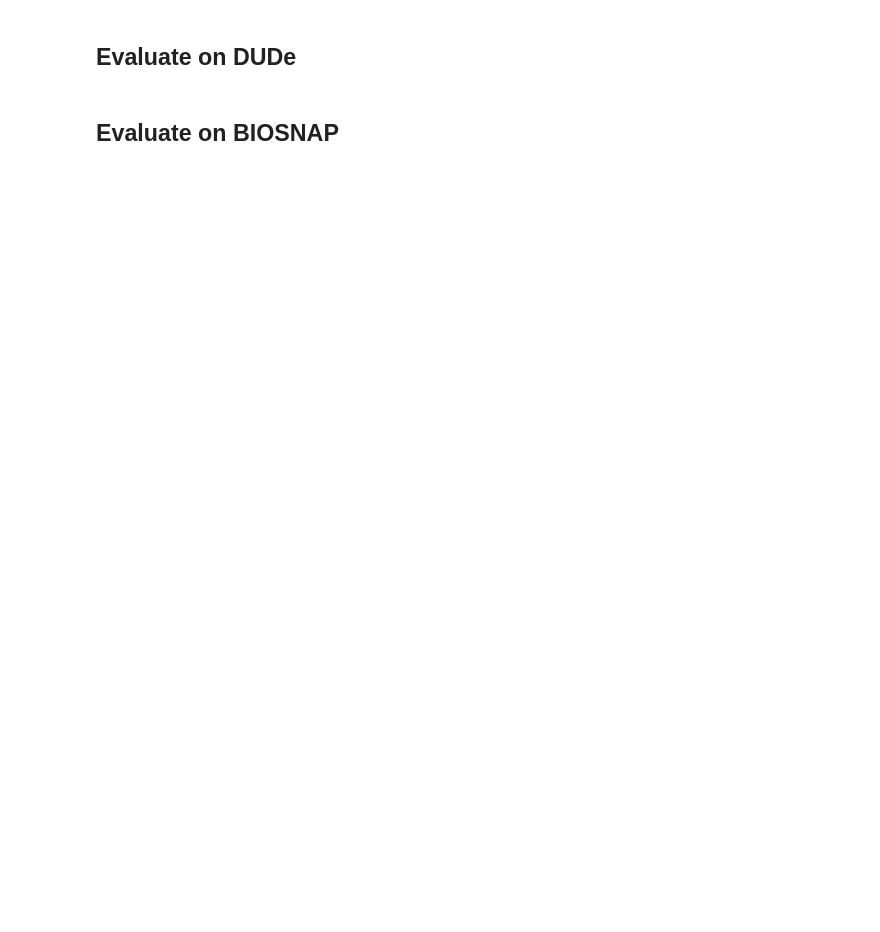
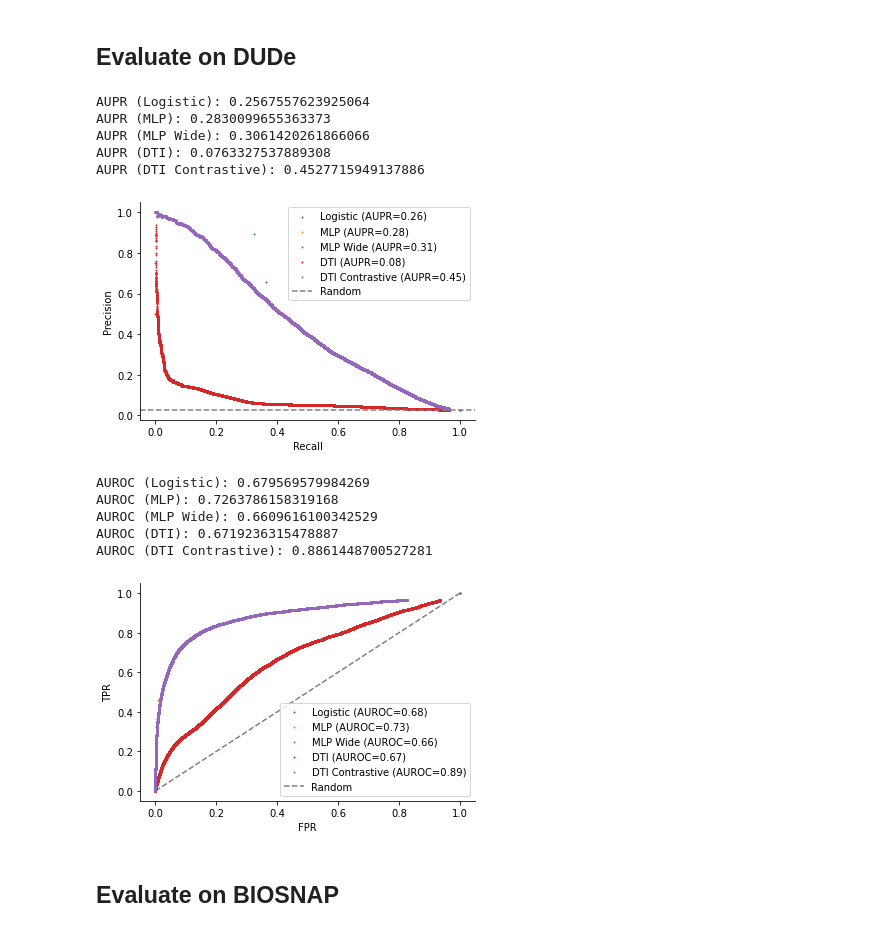
Before and after one commit to samsledje/ConPLex_dev, a Jupyter notebook: nb/DUDE MLSB Comparisons.ipynb, the cells around one changed output. Cells and saved outputs as stored; diff of their text form; code cells hidden in the pictures; blank space fills up the shorter version.

```diff
--- a/nb/DUDE MLSB Comparisons.ipynb
+++ b/nb/DUDE MLSB Comparisons.ipynb
@@ -230,7 +232,7 @@ def fdr(y, phat):
 lr_predictions = lr_model.predict(test_X)
 llr_predictions = llr_model.predict(test_X)
 mlp_predictions = mlp_model.predict(test_X)
-mlp_wide_predictions = mlp_wide_model.predict(test_X)
+mlp_wide_predictions = mlp_wide.predict(test_X)
 nocon_predictions = dti_model_predict(test_X, model_noCon)
 contrast_predictions = dti_model_predict(test_X, model_Con)
 # %%
@@ -241,35 +243,48 @@ model_predictions = {
     'DTI': nocon_predictions,
     'DTI Contrastive': contrast_predictions,
 }
-model_predictions = [lr_predictions,mlp_predictions, nocon_predictions, contrast_predictions]
+
 model_metrics = {}
 
 for m_name, m_predictions in model_predictions.items():
     aupr = average_precision_score(test_Y, m_predictions)
     roc = roc_auc_score(test_Y, m_predictions)
     prc, rec, thr = precision_recall_curve(test_Y, m_predictions)
     fpr, tpr, thr = roc_curve(test_Y, m_predictions)
     model_metrics[m_name] = (aupr, roc, prc, rec, fpr, tpr)
 
     print(f'AUPR ({m_name}): {aupr}')
     plt.scatter(rec, prc, label=f'{m_name} (AUPR={aupr:.2f})',s=1)
 plt.xlabel('Recall')
 plt.ylabel('Precision')
 plt.axhline(test_Y.sum() / len(test_Y), linestyle='--', color='gray', label='Random')
 plt.legend()
 sns.despine()
 plt.show()
 
 for m_name in model_predictions.keys():
     aupr, roc, prc, rec, fpr, tpr = model_metrics[m_name]
     print(f'AUROC ({m_name}): {roc}')
     plt.scatter(fpr, tpr, label=f'{m_name} (AUROC={roc:.2f})',s=1)
 plt.xlabel('FPR')
 plt.ylabel('TPR')
 plt.plot([0,1], [0,1], linestyle='--', color='gray', label='Random')
 plt.legend()
 sns.despine()
 plt.show()
+# %% [output]
+AUPR (Logistic): 0.2567557623925064
+AUPR (MLP): 0.2830099655363373
+AUPR (MLP Wide): 0.3061420261866066
+AUPR (DTI): 0.0763327537889308
+AUPR (DTI Contrastive): 0.4527715949137886
+[figure, added]
+AUROC (Logistic): 0.679569579984269
+AUROC (MLP): 0.7263786158319168
+AUROC (MLP Wide): 0.6609616100342529
+AUROC (DTI): 0.6719236315478887
+AUROC (DTI Contrastive): 0.8861448700527281
+[figure, added]
 # %% [markdown]
 ## Evaluate on BIOSNAP
 # %%
```
Also changed, not shown: parts of 3 cells of this notebook, 3 other files.
